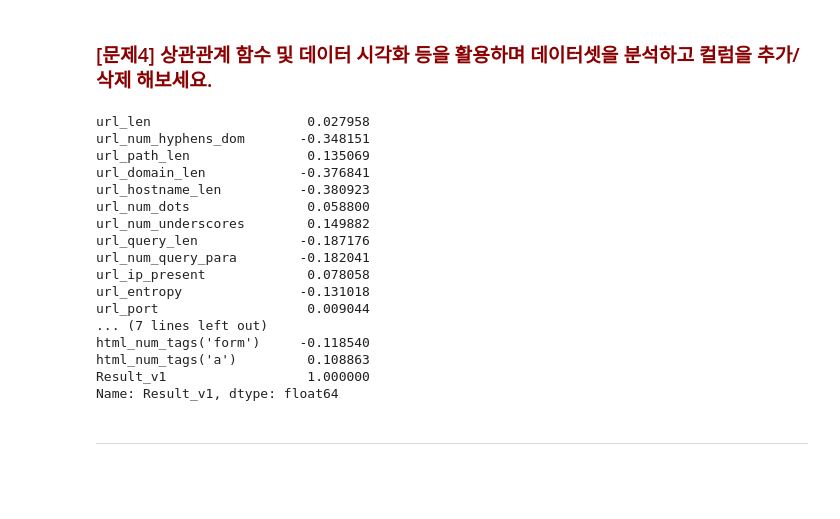
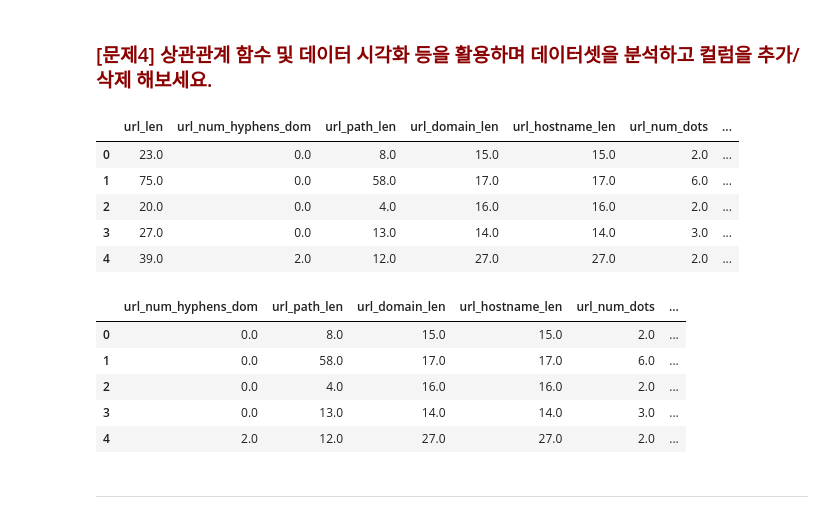
Before and after one commit to Ferrorist/studyAIVLE-AI, a Jupyter notebook: 220830_mini2_1/2. 데이터 전처리.ipynb, the cells around one changed output. Cells and saved outputs as stored; diff of their text form; code cells hidden in the pictures; blank space fills up the shorter version.

```diff
--- a/220830_mini2_1/2. 데이터 전처리.ipynb
+++ b/220830_mini2_1/2. 데이터 전처리.ipynb
@@ -400,8 +530,6 @@ array([0., 1.])
 data2["Result_v1"].unique()
 # %% [output]
 array(['malicious', 'benign'], dtype=object)
-# %%
-data2.drop('Unnamed: 0', axis=1, inplace = True)
 # %% [markdown]
 ---
 # %% [markdown]
@@ -474,23 +594,3 @@ array([-1,  1], dtype=int64)
 ### 데이터 분석을 통해 필요없는 변수는 삭제하는 과정이 필요 합니다.
 # %% [markdown]
 ### <span style="color:darkred">[문제4] 상관관계 함수 및 데이터 시각화 등을 활용하며 데이터셋을 분석하고 컬럼을 추가/삭제 해보세요.<span>
-# %%
-data2.corr()['Result_v1']
-# %% [output]
-url_len                    0.027958
-url_num_hyphens_dom       -0.348151
-url_path_len               0.135069
-url_domain_len            -0.376841
-url_hostname_len          -0.380923
-url_num_dots               0.058800
-url_num_underscores        0.149882
-url_query_len             -0.187176
-url_num_query_para        -0.182041
-url_ip_present             0.078058
-url_entropy               -0.131018
-url_port                   0.009044
-... (7 lines left out)
-html_num_tags('form')     -0.118540
-html_num_tags('a')         0.108863
-Result_v1                  1.000000
-Name: Result_v1, dtype: float64
@@ -500,0 +597,9 @@ data3 = data2.drop(columns, axis=1)
+# %%
+data2.head()
+# %% [output]
+|  | url_len | url_num_hyphens_dom | url_path_len | url_domain_len | url_hostname_len | url_num_dots | ... |
+| 0 | 23.0 | 0.0 | 8.0 | 15.0 | 15.0 | 2.0 | ... |
+| 1 | 75.0 | 0.0 | 58.0 | 17.0 | 17.0 | 6.0 | ... |
+| 2 | 20.0 | 0.0 | 4.0 | 16.0 | 16.0 | 2.0 | ... |
+| 3 | 27.0 | 0.0 | 13.0 | 14.0 | 14.0 | 3.0 | ... |
+| 4 | 39.0 | 2.0 | 12.0 | 27.0 | 27.0 | 2.0 | ... |
@@ -501,2 +611,11 @@ data3 = data2.drop(columns, axis=1)
+# %%
+data3.head()
+# %% [output]
+|  | url_num_hyphens_dom | url_path_len | url_domain_len | url_hostname_len | url_num_dots | ... |
+| 0 | 0.0 | 8.0 | 15.0 | 15.0 | 2.0 | ... |
+| 1 | 0.0 | 58.0 | 17.0 | 17.0 | 6.0 | ... |
+| 2 | 0.0 | 4.0 | 16.0 | 16.0 | 2.0 | ... |
+| 3 | 0.0 | 13.0 | 14.0 | 14.0 | 3.0 | ... |
+| 4 | 2.0 | 12.0 | 27.0 | 27.0 | 2.0 | ... |
 # %%
 data3.to_csv('My_dataset.csv')
```
Also changed, not shown: parts of 22 cells of this notebook, 4 other files.
